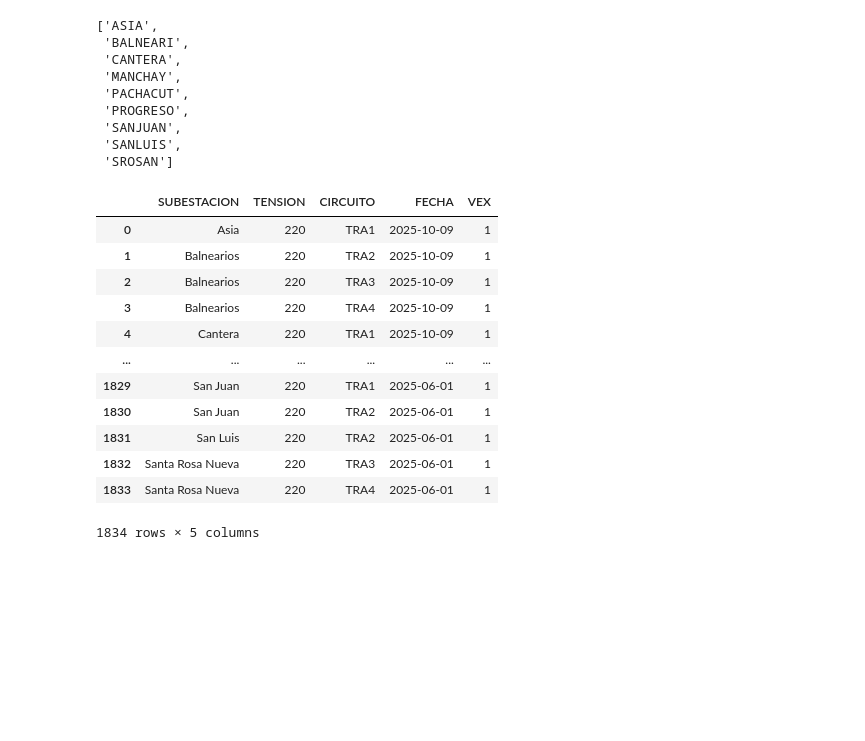
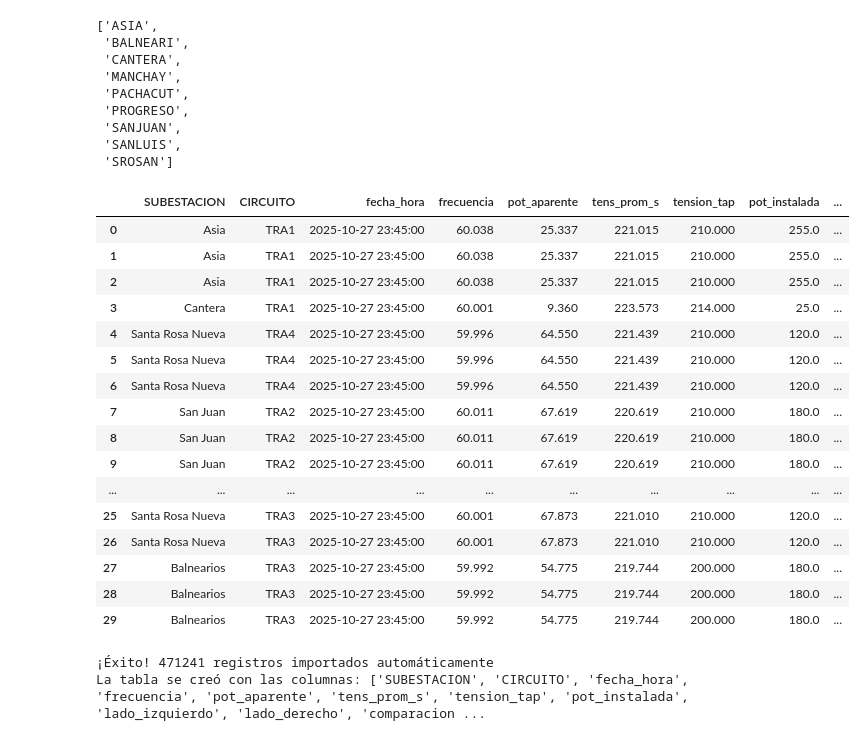
Before and after one commit to ronaldquispeO/Transformadores_R-D, a Jupyter notebook: notebooks/Vex.ipynb, the cells around one changed output. Saved outputs shown, nothing was run; the diff lists cells and outputs as text; code cells hidden in the pictures; blank space fills up the shorter version.

```diff
--- a/notebooks/Vex.ipynb
+++ b/notebooks/Vex.ipynb
@@ -133,0 +172,3 @@ df
+# %%
+df = df.rename(columns={'nombre_subestacion': 'SUBESTACION','celda':'CIRCUITO'})
+df
@@ -144,4 +217,54 @@ subestaciones
  'SANJUAN',
  'SANLUIS',
  'SROSAN']
+# %%
+# Unir todos los datos de df pero solo la columna SERIE de detalles
+df_resultado = pd.merge(df,
+                        detalles[['SUBESTACION', 'CIRCUITO', 'SERIE']],
+                        on=['SUBESTACION', 'CIRCUITO'],
+                        how='inner')
+# %%
+df_resultado.head(30)
+# %% [output]
+|  | SUBESTACION | CIRCUITO | fecha_hora | frecuencia | pot_aparente | tens_prom_s | tension_tap | pot_instalada | ... |
+| 0 | Asia | TRA1 | 2025-10-27 23:45:00 | 60.038 | 25.337 | 221.015 | 210.000 | 255.0 | ... |
+| 1 | Asia | TRA1 | 2025-10-27 23:45:00 | 60.038 | 25.337 | 221.015 | 210.000 | 255.0 | ... |
+| 2 | Asia | TRA1 | 2025-10-27 23:45:00 | 60.038 | 25.337 | 221.015 | 210.000 | 255.0 | ... |
+| 3 | Cantera | TRA1 | 2025-10-27 23:45:00 | 60.001 | 9.360 | 223.573 | 214.000 | 25.0 | ... |
+| 4 | Santa Rosa Nueva | TRA4 | 2025-10-27 23:45:00 | 59.996 | 64.550 | 221.439 | 210.000 | 120.0 | ... |
+| 5 | Santa Rosa Nueva | TRA4 | 2025-10-27 23:45:00 | 59.996 | 64.550 | 221.439 | 210.000 | 120.0 | ... |
+| 6 | Santa Rosa Nueva | TRA4 | 2025-10-27 23:45:00 | 59.996 | 64.550 | 221.439 | 210.000 | 120.0 | ... |
+| 7 | San Juan | TRA2 | 2025-10-27 23:45:00 | 60.011 | 67.619 | 220.619 | 210.000 | 180.0 | ... |
+| 8 | San Juan | TRA2 | 2025-10-27 23:45:00 | 60.011 | 67.619 | 220.619 | 210.000 | 180.0 | ... |
+| 9 | San Juan | TRA2 | 2025-10-27 23:45:00 | 60.011 | 67.619 | 220.619 | 210.000 | 180.0 | ... |
+| ... | ... | ... | ... | ... | ... | ... | ... | ... | ... |
+| 25 | Santa Rosa Nueva | TRA3 | 2025-10-27 23:45:00 | 60.001 | 67.873 | 221.010 | 210.000 | 120.0 | ... |
+| 26 | Santa Rosa Nueva | TRA3 | 2025-10-27 23:45:00 | 60.001 | 67.873 | 221.010 | 210.000 | 120.0 | ... |
+| 27 | Balnearios | TRA3 | 2025-10-27 23:45:00 | 59.992 | 54.775 | 219.744 | 200.000 | 180.0 | ... |
+| 28 | Balnearios | TRA3 | 2025-10-27 23:45:00 | 59.992 | 54.775 | 219.744 | 200.000 | 180.0 | ... |
+| 29 | Balnearios | TRA3 | 2025-10-27 23:45:00 | 59.992 | 54.775 | 219.744 | 200.000 | 180.0 | ... |
+# %%
+import urllib
+from sqlalchemy import create_engine, Date
+# Conexión con SQLAlchemy (MUCHO más simple)
+try:
+    # Codificar contraseña por si tiene caracteres especiales
+    password = urllib.parse.quote_plus("delangeluz")
+
+    # Crear engine de conexión
+    engine = create_engine(f'postgresql+psycopg2://postgres:{password}@localhost:5432/transformadores')
+
+    # Importar directamente el DataFrame a PostgreSQL
+    # if_exists='replace' = borra la tabla si existe y crea una nueva
+    # index=False = no incluir el índice del DataFrame como columna
+    df_resultado.to_sql('hi_nuc_vex', engine, if_exists='replace', index=False, schema='raw_v2')
+
+    print(f"¡Éxito! {len(df_resultado)} registros importados automáticamente")
+    print("La tabla se creó con las columnas:", list(df_resultado.columns))
+
+except Exception as e:
+    print(f"Error: {e}")
+# %% [output]
+¡Éxito! 471241 registros importados automáticamente
+La tabla se creó con las columnas: ['SUBESTACION', 'CIRCUITO', 'fecha_hora', 'frecuencia', 'pot_aparente', 'tens_prom_s', 'tension_tap', 'pot_instalada', 'lado_izquierdo', 'lado_derecho', 'comparacion ...
 # %%
@@ -159,17 +285,0 @@ mapeo_subestaciones = {
-# %%
-df['SUBESTACION'] = df['SUBESTACION'].map(mapeo_subestaciones)
-df
-# %% [output]
-|  | SUBESTACION | TENSION | CIRCUITO | FECHA | VEX |
-| 0 | Asia | 220 | TRA1 | 2025-10-09 | 1 |
-| 1 | Balnearios | 220 | TRA2 | 2025-10-09 | 1 |
-| 2 | Balnearios | 220 | TRA3 | 2025-10-09 | 1 |
-| 3 | Balnearios | 220 | TRA4 | 2025-10-09 | 1 |
-| 4 | Cantera | 220 | TRA1 | 2025-10-09 | 1 |
-| ... | ... | ... | ... | ... | ... |
-| 1829 | San Juan | 220 | TRA1 | 2025-06-01 | 1 |
-| 1830 | San Juan | 220 | TRA2 | 2025-06-01 | 1 |
-| 1831 | San Luis | 220 | TRA2 | 2025-06-01 | 1 |
-| 1832 | Santa Rosa Nueva | 220 | TRA3 | 2025-06-01 | 1 |
-| 1833 | Santa Rosa Nueva | 220 | TRA4 | 2025-06-01 | 1 |
-1834 rows × 5 columns
```
Also changed, not shown: parts of 15 cells of this notebook, 1 other file.
